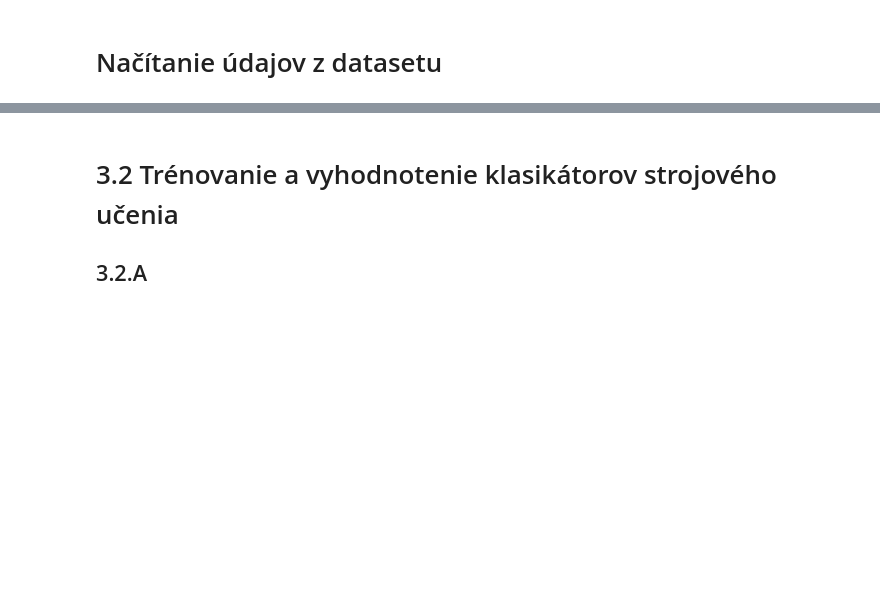
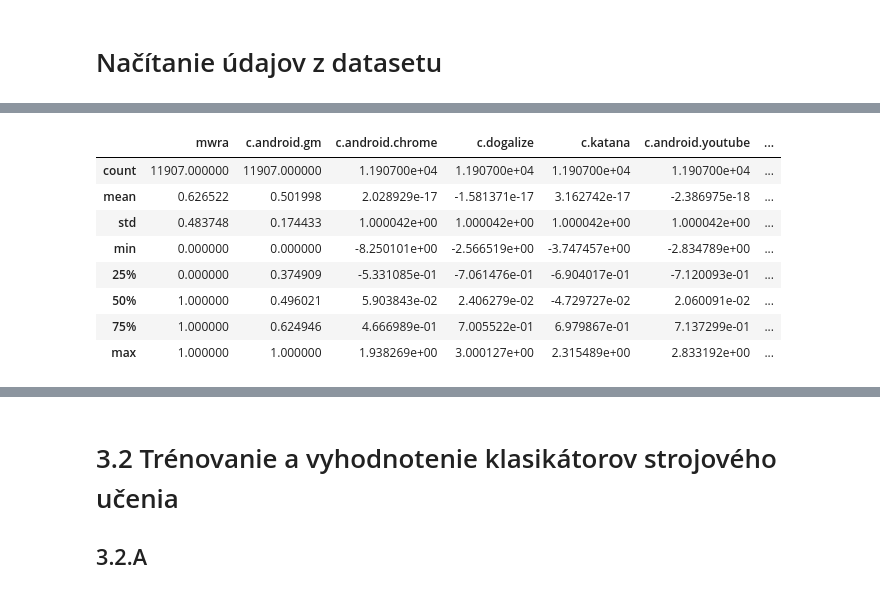
Before and after one commit to RikoAppDev/iau-course-assignments, a Jupyter notebook: zadanie-faza3.ipynb, the cells around one changed output, grey strips where cells are left out. Drawn from its saved outputs; the diff is of its cells as text; code cells hidden in the pictures; blank space fills up the shorter version.

Commit message:
id3 model and 3.1 section done

```diff
--- a/zadanie-faza3.ipynb
+++ b/zadanie-faza3.ipynb
@@ -5,2 +87,14 @@
 # %% [markdown]
 # Načítanie údajov z datasetu
+# %%
+import numpy as np
+import pandas as pd
+import matplotlib.pyplot as plt
+import seaborn as sns
+import scipy.stats as stats
+from collections import Counter
+from sklearn.metrics import accuracy_score, precision_score, recall_score, classification_report
+from sklearn.model_selection import train_test_split
+
+train_data = pd.read_csv('dataset/train_transformed.csv', sep='\t')
+test_data = pd.read_csv('dataset/test_transformed.csv', sep='\t')
@@ -6,0 +128,12 @@
+# %%
+train_data.describe()
+# %% [output]
+|  | mwra | c.android.gm | c.android.chrome | c.dogalize | c.katana | c.android.youtube | ... |
+| count | 11907.000000 | 11907.000000 | 1.190700e+04 | 1.190700e+04 | 1.190700e+04 | 1.190700e+04 | ... |
+| mean | 0.626522 | 0.501998 | 2.028929e-17 | -1.581371e-17 | 3.162742e-17 | -2.386975e-18 | ... |
+| std | 0.483748 | 0.174433 | 1.000042e+00 | 1.000042e+00 | 1.000042e+00 | 1.000042e+00 | ... |
+| min | 0.000000 | 0.000000 | -8.250101e+00 | -2.566519e+00 | -3.747457e+00 | -2.834789e+00 | ... |
+| 25% | 0.000000 | 0.374909 | -5.331085e-01 | -7.061476e-01 | -6.904017e-01 | -7.120093e-01 | ... |
+| 50% | 1.000000 | 0.496021 | 5.903843e-02 | 2.406279e-02 | -4.729727e-02 | 2.060091e-02 | ... |
+| 75% | 1.000000 | 0.624946 | 4.666989e-01 | 7.005522e-01 | 6.979867e-01 | 7.137299e-01 | ... |
+| max | 1.000000 | 1.000000 | 1.938269e+00 | 3.000127e+00 | 2.315489e+00 | 2.833192e+00 | ... |
```
Also changed, not shown: parts of 14 cells of this notebook, 2 other files.
